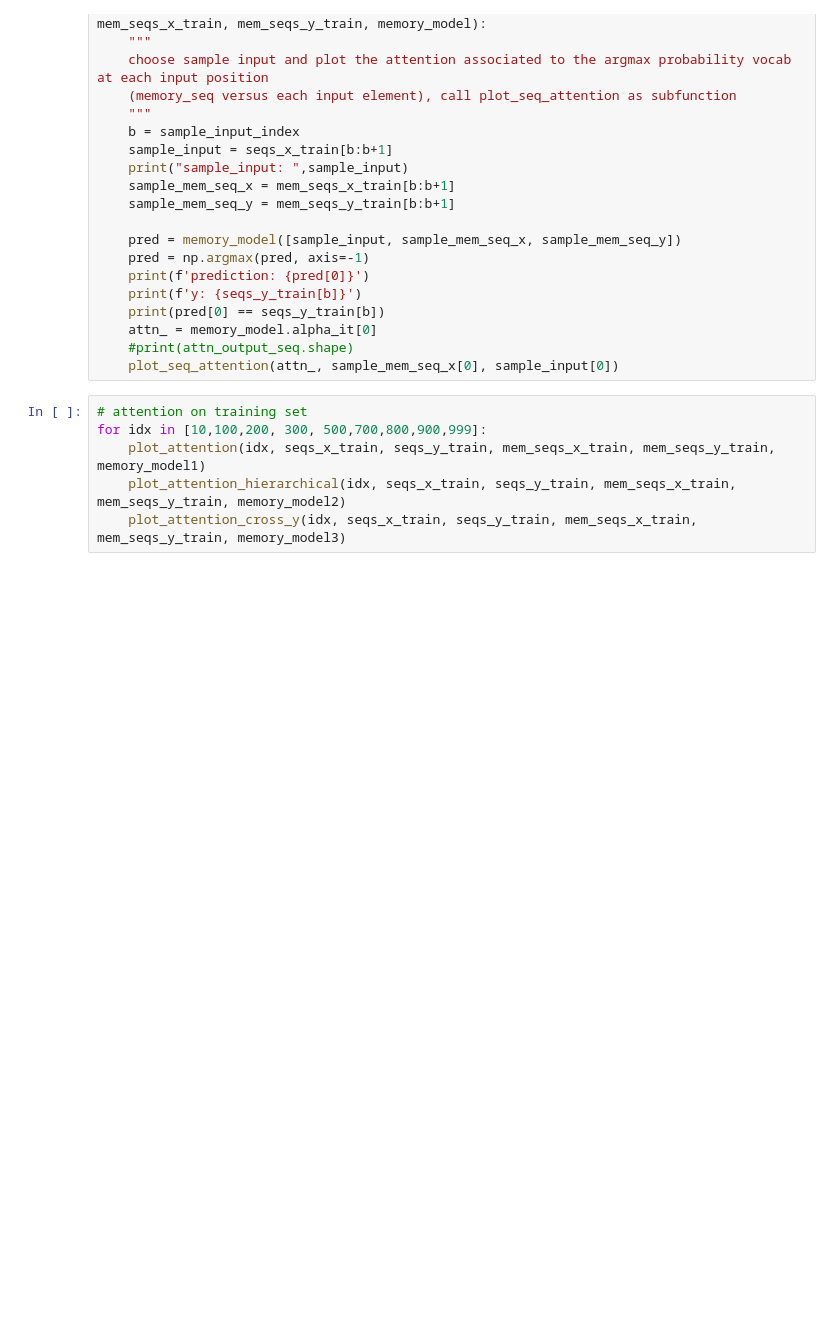
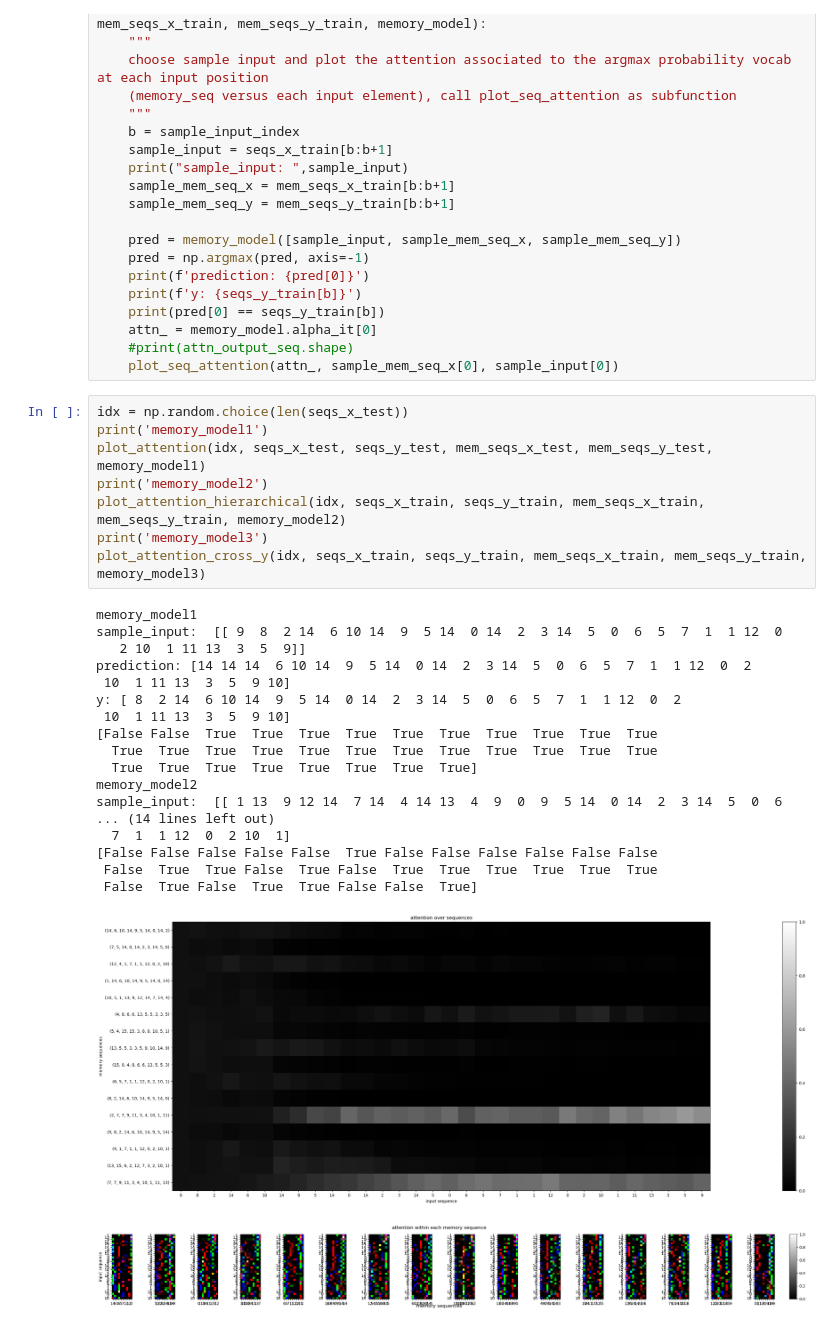
Before and after one commit to Awni00/hierarchical-attention-external-memory, a Jupyter notebook: kernel_model_experiments/higher_order_markov_chain_kernel_hierAttn_experiments.ipynb, the cells around one changed output. Saved outputs shown, nothing was run; the diff lists cells and outputs as text; blank space fills up the shorter version.

```diff
--- a/kernel_model_experiments/higher_order_markov_chain_kernel_hierAttn_experiments.ipynb
+++ b/kernel_model_experiments/higher_order_markov_chain_kernel_hierAttn_experiments.ipynb
@@ -456,8 +585,30 @@ def plot_attention_cross_y(sample_input_index, seqs_x_train, seqs_y_train, mem_s
     #print(attn_output_seq.shape)
     plot_seq_attention(attn_, sample_mem_seq_x[0], sample_input[0])
 # %%
-# attention on training set
-for idx in [10,100,200, 300, 500,700,800,900,999]:
-    plot_attention(idx, seqs_x_train, seqs_y_train, mem_seqs_x_train, mem_seqs_y_train, memory_model1)
-    plot_attention_hierarchical(idx, seqs_x_train, seqs_y_train, mem_seqs_x_train, mem_seqs_y_train, memory_model2)
-    plot_attention_cross_y(idx, seqs_x_train, seqs_y_train, mem_seqs_x_train, mem_seqs_y_train, memory_model3)
+idx = np.random.choice(len(seqs_x_test))
+print('memory_model1')
+plot_attention(idx, seqs_x_test, seqs_y_test, mem_seqs_x_test, mem_seqs_y_test, memory_model1)
+print('memory_model2')
+plot_attention_hierarchical(idx, seqs_x_train, seqs_y_train, mem_seqs_x_train, mem_seqs_y_train, memory_model2)
+print('memory_model3')
+plot_attention_cross_y(idx, seqs_x_train, seqs_y_train, mem_seqs_x_train, mem_seqs_y_train, memory_model3)
+# %% [output]
+memory_model1
+sample_input:  [[ 9  8  2 14  6 10 14  9  5 14  0 14  2  3 14  5  0  6  5  7  1  1 12  0
+   2 10  1 11 13  3  5  9]]
+prediction: [14 14 14  6 10 14  9  5 14  0 14  2  3 14  5  0  6  5  7  1  1 12  0  2
+ 10  1 11 13  3  5  9 10]
+y: [ 8  2 14  6 10 14  9  5 14  0 14  2  3 14  5  0  6  5  7  1  1 12  0  2
+ 10  1 11 13  3  5  9 10]
+[False False  True  True  True  True  True  True  True  True  True  True
+  True  True  True  True  True  True  True  True  True  True  True  True
+  True  True  True  True  True  True  True  True]
+memory_model2
+sample_input:  [[ 1 13  9 12 14  7 14  4 14 13  4  9  0  9  5 14  0 14  2  3 14  5  0  6
+... (14 lines left out)
+  7  1  1 12  0  2 10  1]
+[False False False False False  True False False False False False False
+ False  True  True False  True False  True  True  True  True  True  True
+ False  True False  True  True False False  True]
+[figure, added]
+[figure, added]
```
Also changed, not shown: parts of 29 cells of this notebook.
